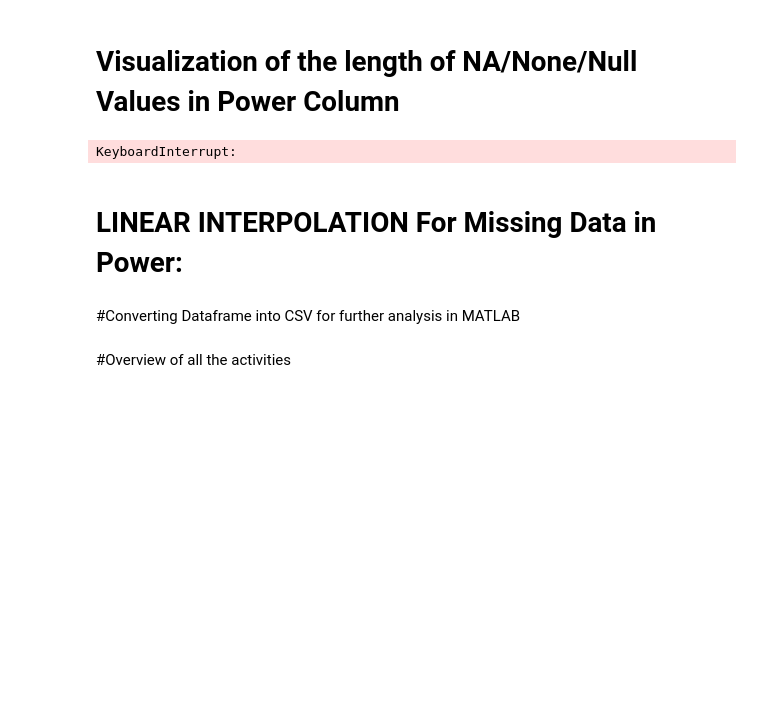
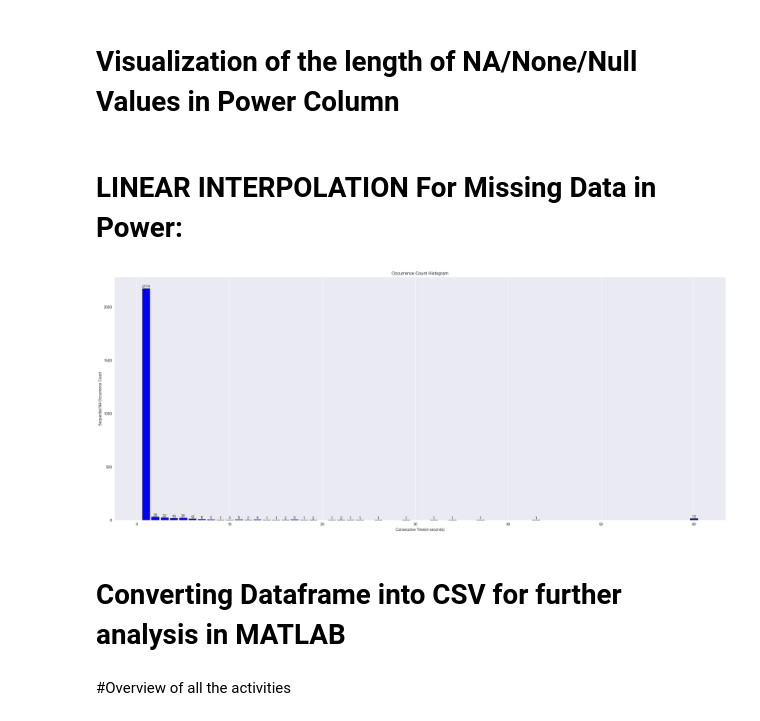
Before and after one commit to lalitpo/hr-power-analysis, a Jupyter notebook: src/services/dataPreProcessing/PreProcessing.ipynb, the cells around one changed output. Cells and saved outputs as stored; diff of their text form; code cells hidden in the pictures; blank space fills up the shorter version.

```diff
--- a/src/services/dataPreProcessing/PreProcessing.ipynb
+++ b/src/services/dataPreProcessing/PreProcessing.ipynb
@@ -77,33 +76,4 @@ plt.show()
 # %% [markdown]
 # Visualization of the length of NA/None/Null Values in Power Column
-# %%
-import itertools
-
-# Calculate the duration of continuous NaN/Null values
-na_durations = []
-
-for idx in athletic_data_with_na.index:
-    powers = athletic_data_with_na.loc[idx].tolist()
-    na_durations.extend([len(list(group)) for key, group in itertools.groupby(powers, lambda x: x is None) if key])
-
-print("NA Durations:", na_durations)
-# Define time intervals (in seconds)
-time_intervals = [1 * 60, 5 * 60, 10 * 60, 15 * 60, 30 * 60, 60 * 60]  # 5 minutes, 15 minutes, 30 minutes, 1 hour
-
-# Create bar plots for each time interval
-plt.figure(figsize=(14, 8))
-na_durations = np.array(na_durations)
-
-for interval in time_intervals:
-    na_counts = (na_durations >= interval).sum()
-    plt.bar(str(interval // 60) + ' min', na_counts, label=f'{interval // 60} min')
-
-plt.title('Continuous NaN/Null Values Duration in Power Column')
-plt.xlabel('Time Interval')
-plt.ylabel('Number of Occurrences')
-plt.legend()
-plt.show()
-# %% [output]
-KeyboardInterrupt:
 # %% [markdown]
 # LINEAR INTERPOLATION For Missing Data in Power:
@@ -134,5 +80,34 @@ athletic_data['power'] = athletic_data['power'].apply(interpolate_power)
+# %%
+import matplotlib.pyplot as plt
+from itertools import groupby
+from collections import Counter
+
+cons_na_pow_list = athletic_data['power'].apply(lambda x: [0] + [len(list(g)) for k, g in groupby(x) if k is None]).tolist()
+
+def count_occurrences(na_list):
+    flat_list = [min(num, 60) for sublist in na_list for num in sublist if num != 0]
+    occurrences = Counter(flat_list)
+    return dict(occurrences)
+
+seq_na_occ_count = count_occurrences(cons_na_pow_list)
+
+plt.figure(figsize=(30, 12))
+
+plt.bar(seq_na_occ_count.keys(), seq_na_occ_count.values(), color='blue', edgecolor='black')
+
+for key, value in seq_na_occ_count.items():
+    plt.text(key, value, str(value), ha='center', va='bottom')
+
+
+plt.title('Occurrence Count Histogram')
+plt.xlabel('Consecutive Time(in seconds)')
+plt.ylabel('Sequential NA Occurrence Count')
+plt.grid(axis='y')
+plt.show()
+# %% [output]
+[figure, added]
 # %% [markdown]
-#Converting Dataframe into CSV for further analysis in MATLAB
+# Converting Dataframe into CSV for further analysis in MATLAB
 # %%
 import os
 import pandas as pd
```
Also changed, not shown: parts of 2 cells of this notebook.
